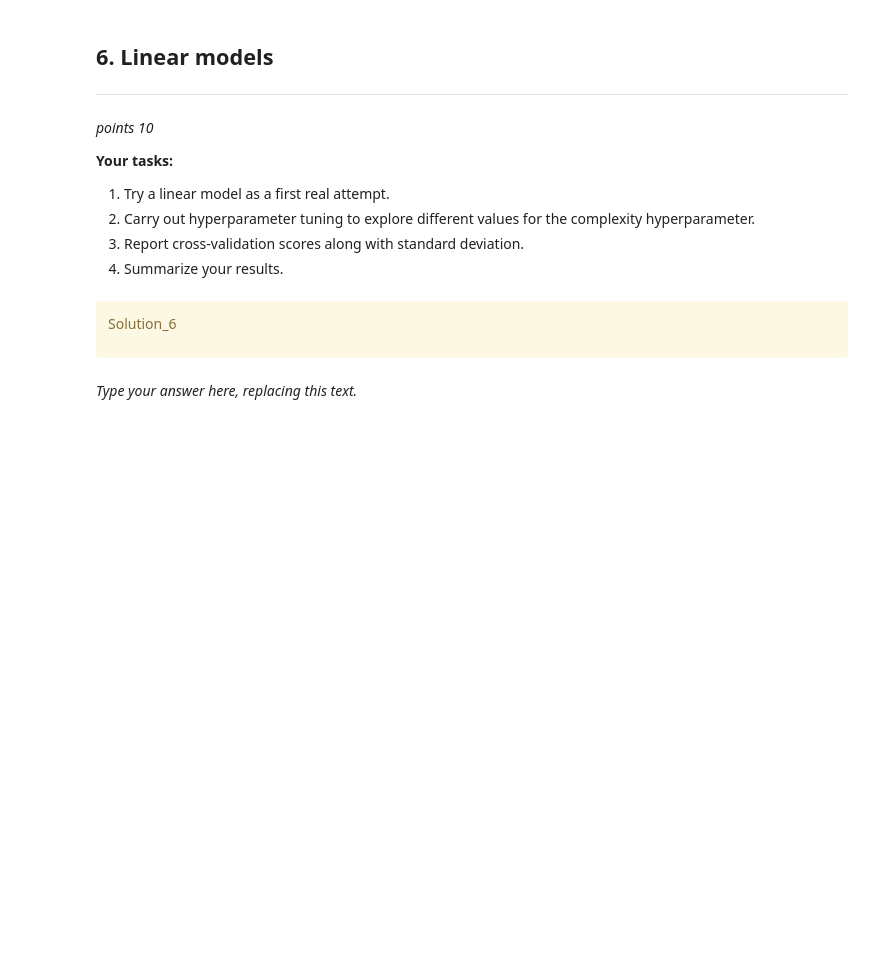
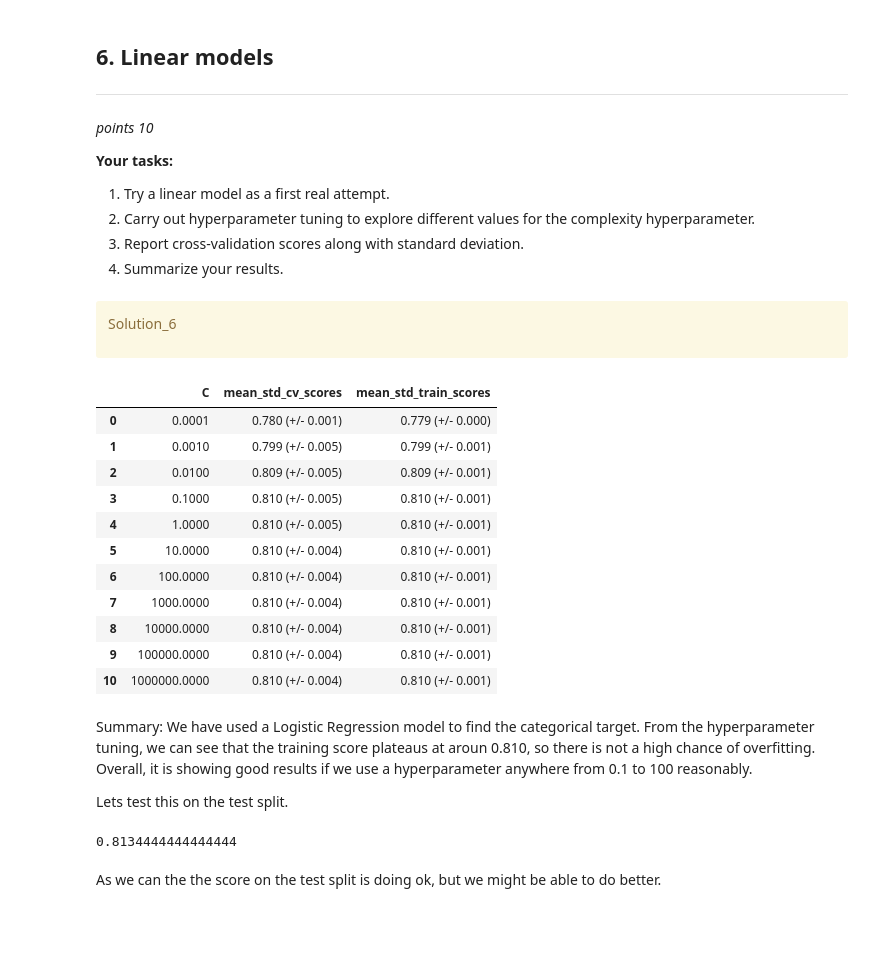
Before and after one commit to olichengus/CPSC330HW, a Jupyter notebook: hw5/hw5.ipynb, the cells around one changed output. Saved outputs shown, nothing was run; the diff lists cells and outputs as text; code cells hidden in the pictures; blank space fills up the shorter version.

```diff
--- a/hw5/hw5.ipynb
+++ b/hw5/hw5.ipynb
@@ -425,8 +433,48 @@ _points 10_
 Solution_6
 
 </div>
-# %% [markdown]
-_Type your answer here, replacing this text._
+# %%
+# taken from lecture 7
+
+scores_dict = {
+    "C": 10.0 ** np.arange(-4, 7, 1),
+    "mean_std_cv_scores": list(),
+    "mean_std_train_scores": list()
+}
+lr = LogisticRegression()
+for c in scores_dict["C"]:
+    linear_pipe = make_pipeline(preprocessor, LogisticRegression(C=c))
+    scores = mean_std_cross_val_scores(linear_pipe, X_train, y_train, return_train_score=True)
+    scores_dict["mean_std_cv_scores"].append(scores["test_score"])
+    scores_dict["mean_std_train_scores"].append(scores["train_score"])
+    # scores_dict["mean_cv_scores"].append(scores["test_score"].mean())
+results_df = pd.DataFrame(scores_dict)
+results_df
+# %% [output]
+|  | C | mean_std_cv_scores | mean_std_train_scores |
+| 0 | 0.0001 | 0.780 (+/- 0.001) | 0.779 (+/- 0.000) |
+| 1 | 0.0010 | 0.799 (+/- 0.005) | 0.799 (+/- 0.001) |
+| 2 | 0.0100 | 0.809 (+/- 0.005) | 0.809 (+/- 0.001) |
+| 3 | 0.1000 | 0.810 (+/- 0.005) | 0.810 (+/- 0.001) |
+| 4 | 1.0000 | 0.810 (+/- 0.005) | 0.810 (+/- 0.001) |
+| 5 | 10.0000 | 0.810 (+/- 0.004) | 0.810 (+/- 0.001) |
+| 6 | 100.0000 | 0.810 (+/- 0.004) | 0.810 (+/- 0.001) |
+| 7 | 1000.0000 | 0.810 (+/- 0.004) | 0.810 (+/- 0.001) |
+| 8 | 10000.0000 | 0.810 (+/- 0.004) | 0.810 (+/- 0.001) |
+| 9 | 100000.0000 | 0.810 (+/- 0.004) | 0.810 (+/- 0.001) |
+| 10 | 1000000.0000 | 0.810 (+/- 0.004) | 0.810 (+/- 0.001) |
+# %% [markdown]
+Summary: We have used a Logistic Regression model to find the categorical target. From the hyperparameter tuning, we can see that the training score plateaus at aroun 0.810, so there is not a high chance of overfitting. Overall, it is showing good results if we use a hyperparameter anywhere from 0.1 to 100 reasonably.
+
+Lets test this on the test split.
+# %%
+linear_pipe_test = linear_pipe = make_pipeline(preprocessor, LogisticRegression(C=1))
+linear_pipe_test.fit(X_train,y_train)
+print(linear_pipe_test.score(X_test,y_test))
+# %% [output]
+0.8134444444444444
+# %% [markdown]
+As we can the the score on the test split is doing ok, but we might be able to do better.
 # %% [markdown]
 <!-- END QUESTION -->
 
```
Also changed, not shown: parts of 12 cells of this notebook, 1 other file.
